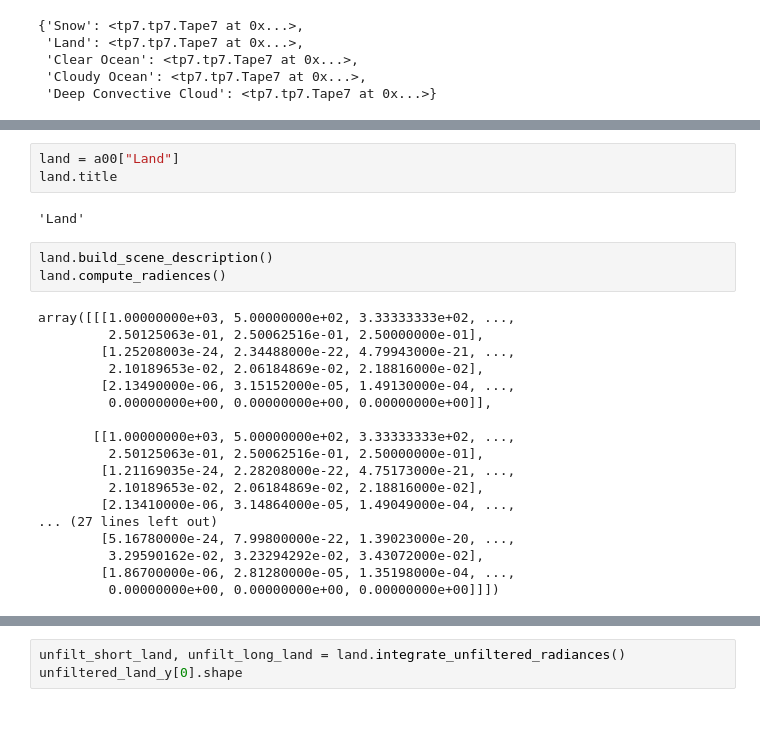
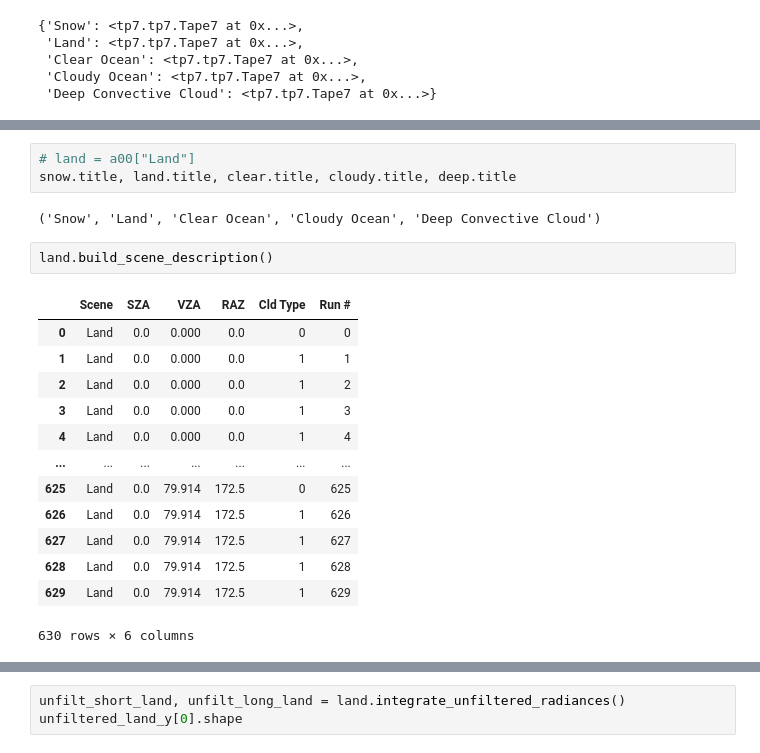
Before and after one commit to LASP-Libera/libera_unfiltering, a Jupyter notebook: data_analysis.ipynb, the cells around one changed output, grey strips where cells are left out. Cells and saved outputs as stored; diff of their text form; blank space fills up the shorter version.

```diff
--- a/data_analysis.ipynb
+++ b/data_analysis.ipynb
@@ -60,26 +72,21 @@ a00
 # %%
-land = a00["Land"]
-land.title
+# land = a00["Land"]
+snow.title, land.title, clear.title, cloudy.title, deep.title
 # %% [output]
-'Land'
+('Snow', 'Land', 'Clear Ocean', 'Cloudy Ocean', 'Deep Convective Cloud')
 # %%
 land.build_scene_description()
-land.compute_radiences()
 # %% [output]
+|  | Scene | SZA | VZA | RAZ | Cld Type | Run # |
+| 0 | Land | 0.0 | 0.000 | 0.0 | 0 | 0 |
+| 1 | Land | 0.0 | 0.000 | 0.0 | 1 | 1 |
+| 2 | Land | 0.0 | 0.000 | 0.0 | 1 | 2 |
+| 3 | Land | 0.0 | 0.000 | 0.0 | 1 | 3 |
+| 4 | Land | 0.0 | 0.000 | 0.0 | 1 | 4 |
+| ... | ... | ... | ... | ... | ... | ... |
+| 625 | Land | 0.0 | 79.914 | 172.5 | 0 | 625 |
+| 626 | Land | 0.0 | 79.914 | 172.5 | 1 | 626 |
+| 627 | Land | 0.0 | 79.914 | 172.5 | 1 | 627 |
+| 628 | Land | 0.0 | 79.914 | 172.5 | 1 | 628 |
+| 629 | Land | 0.0 | 79.914 | 172.5 | 1 | 629 |
-array([[[1.00000000e+03, 5.00000000e+02, 3.33333333e+02, ...,
-         2.50125063e-01, 2.50062516e-01, 2.50000000e-01],
-        [1.25208003e-24, 2.34488000e-22, 4.79943000e-21, ...,
-         2.10189653e-02, 2.06184869e-02, 2.18816000e-02],
-        [2.13490000e-06, 3.15152000e-05, 1.49130000e-04, ...,
-         0.00000000e+00, 0.00000000e+00, 0.00000000e+00]],
-
-       [[1.00000000e+03, 5.00000000e+02, 3.33333333e+02, ...,
-         2.50125063e-01, 2.50062516e-01, 2.50000000e-01],
-        [1.21169035e-24, 2.28208000e-22, 4.75173000e-21, ...,
-         2.10189653e-02, 2.06184869e-02, 2.18816000e-02],
-        [2.13410000e-06, 3.14864000e-05, 1.49049000e-04, ...,
-... (27 lines left out)
-        [5.16780000e-24, 7.99800000e-22, 1.39023000e-20, ...,
-         3.29590162e-02, 3.23294292e-02, 3.43072000e-02],
-        [1.86700000e-06, 2.81280000e-05, 1.35198000e-04, ...,
-         0.00000000e+00, 0.00000000e+00, 0.00000000e+00]]])
+630 rows × 6 columns
```
Also changed, not shown: parts of 5 cells of this notebook, 1 other file.
